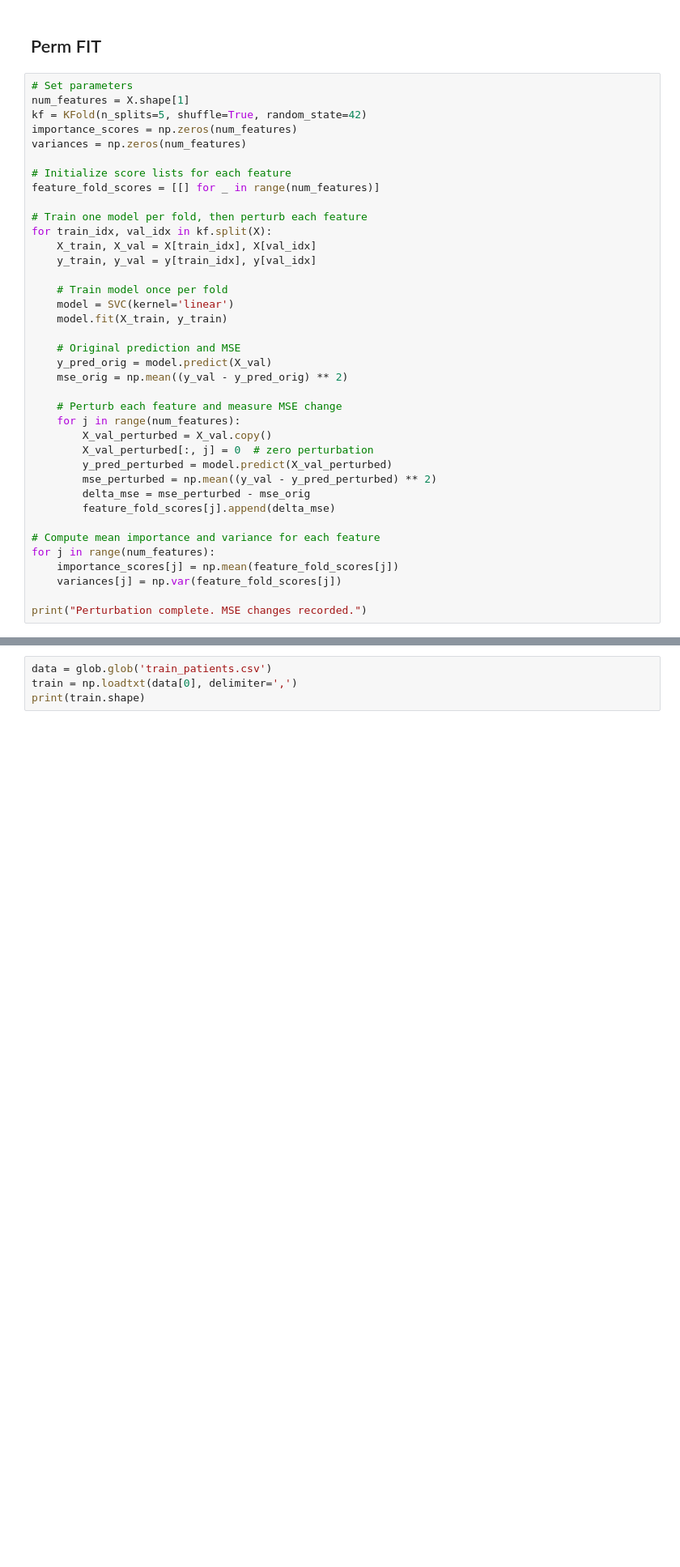
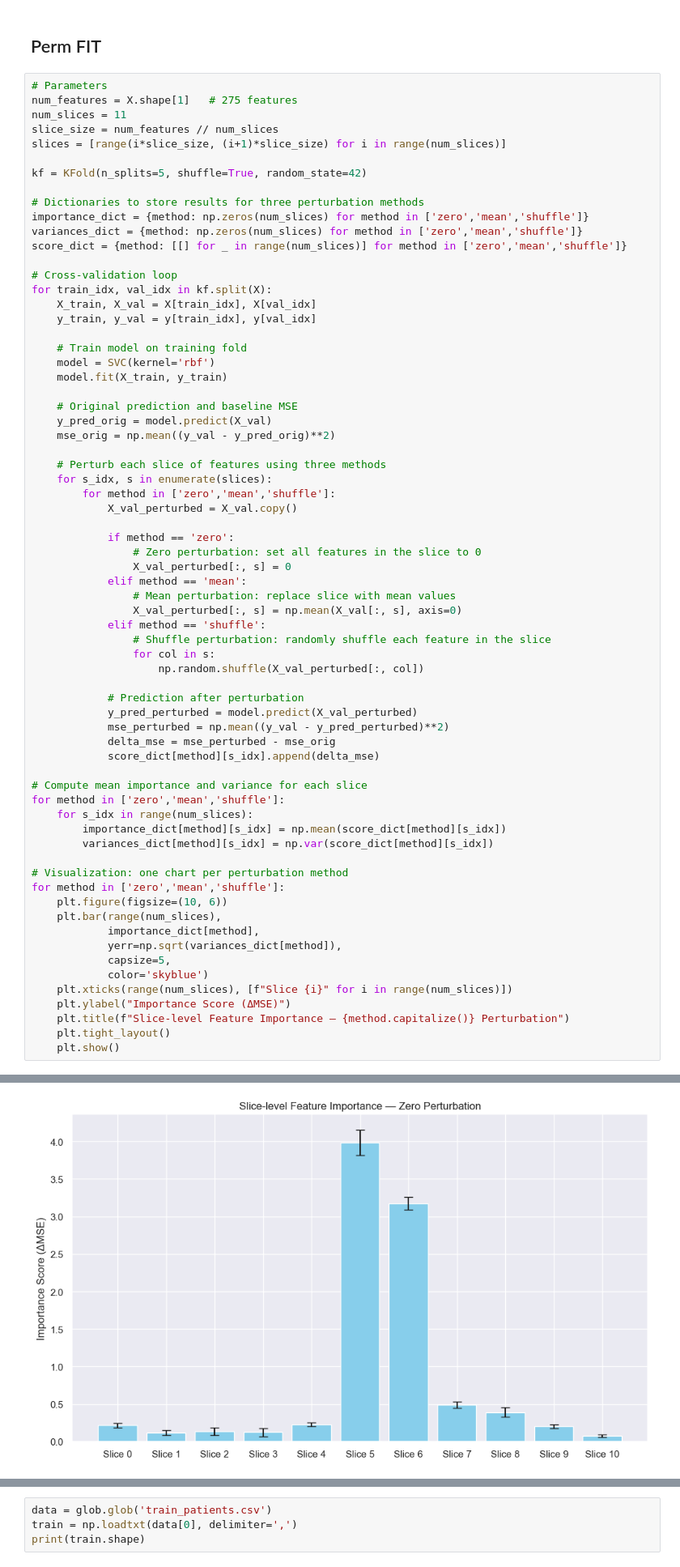
Before and after one commit to KostiantynBoiar/ECG-data-preprocessing, a Jupyter notebook: Tasks.ipynb, the cells around one changed output, grey strips where cells are left out. Shown at 81% size. Saved outputs shown, nothing was run; the diff lists cells and outputs as text; blank space fills up the shorter version.

Commit message:
Changed the SVC kernel. Using another standard(divide 275 features into 11 slices) to calculate the importance of features.

```diff
--- a/Tasks.ipynb
+++ b/Tasks.ipynb
@@ -211,41 +211,71 @@ plt.show()
 # %% [markdown]
 ## Perm FIT
 # %%
-# Set parameters
-num_features = X.shape[1]
+# Parameters
+num_features = X.shape[1]   # 275 features
+num_slices = 11
+slice_size = num_features // num_slices
+slices = [range(i*slice_size, (i+1)*slice_size) for i in range(num_slices)]
+
 kf = KFold(n_splits=5, shuffle=True, random_state=42)
-importance_scores = np.zeros(num_features)
-variances = np.zeros(num_features)
 
-# Initialize score lists for each feature
-feature_fold_scores = [[] for _ in range(num_features)]
+# Dictionaries to store results for three perturbation methods
+importance_dict = {method: np.zeros(num_slices) for method in ['zero','mean','shuffle']}
+variances_dict = {method: np.zeros(num_slices) for method in ['zero','mean','shuffle']}
+score_dict = {method: [[] for _ in range(num_slices)] for method in ['zero','mean','shuffle']}
 
-# Train one model per fold, then perturb each feature
+# Cross-validation loop
 for train_idx, val_idx in kf.split(X):
     X_train, X_val = X[train_idx], X[val_idx]
     y_train, y_val = y[train_idx], y[val_idx]
 
-    # Train model once per fold
-    model = SVC(kernel='linear')
+    # Train model on training fold
+    model = SVC(kernel='rbf')
     model.fit(X_train, y_train)
 
-    # Original prediction and MSE
+    # Original prediction and baseline MSE
     y_pred_orig = model.predict(X_val)
-    mse_orig = np.mean((y_val - y_pred_orig) ** 2)
+    mse_orig = np.mean((y_val - y_pred_orig)**2)
 
-    # Perturb each feature and measure MSE change
-    for j in range(num_features):
-        X_val_perturbed = X_val.copy()
-        X_val_perturbed[:, j] = 0  # zero perturbation
-        y_pred_perturbed = model.predict(X_val_perturbed)
-        mse_perturbed = np.mean((y_val - y_pred_perturbed) ** 2)
-        delta_mse = mse_perturbed - mse_orig
-        feature_fold_scores[j].append(delta_mse)
+    # Perturb each slice of features using three methods
+    for s_idx, s in enumerate(slices):
+        for method in ['zero','mean','shuffle']:
+            X_val_perturbed = X_val.copy()
 
-# Compute mean importance and variance for each feature
-for j in range(num_features):
-    importance_scores[j] = np.mean(feature_fold_scores[j])
-    variances[j] = np.var(feature_fold_scores[j])
+            if method == 'zero':
+                # Zero perturbation: set all features in the slice to 0
+                X_val_perturbed[:, s] = 0
+            elif method == 'mean':
+                # Mean perturbation: replace slice with mean values
+                X_val_perturbed[:, s] = np.mean(X_val[:, s], axis=0)
+            elif method == 'shuffle':
+                # Shuffle perturbation: randomly shuffle each feature in the slice
+                for col in s:
+                    np.random.shuffle(X_val_perturbed[:, col])
 
-print("Perturbation complete. MSE changes recorded.")
+            # Prediction after perturbation
+            y_pred_perturbed = model.predict(X_val_perturbed)
+            mse_perturbed = np.mean((y_val - y_pred_perturbed)**2)
+            delta_mse = mse_perturbed - mse_orig
+            score_dict[method][s_idx].append(delta_mse)
+
+# Compute mean importance and variance for each slice
+for method in ['zero','mean','shuffle']:
+    for s_idx in range(num_slices):
+        importance_dict[method][s_idx] = np.mean(score_dict[method][s_idx])
+        variances_dict[method][s_idx] = np.var(score_dict[method][s_idx])
+
+# Visualization: one chart per perturbation method
+for method in ['zero','mean','shuffle']:
+    plt.figure(figsize=(10, 6))
+    plt.bar(range(num_slices),
+            importance_dict[method],
+            yerr=np.sqrt(variances_dict[method]),
+            capsize=5,
+            color='skyblue')
+    plt.xticks(range(num_slices), [f"Slice {i}" for i in range(num_slices)])
+    plt.ylabel("Importance Score (ΔMSE)")
+    plt.title(f"Slice-level Feature Importance — {method.capitalize()} Perturbation")
+    plt.tight_layout()
+    plt.show()
 # %% [output]
@@ -252,0 +282 @@ Perturbation complete. MSE changes recorded.
+[figure, added]
```
Also changed, not shown: parts of 2 cells of this notebook, 1 other file.
